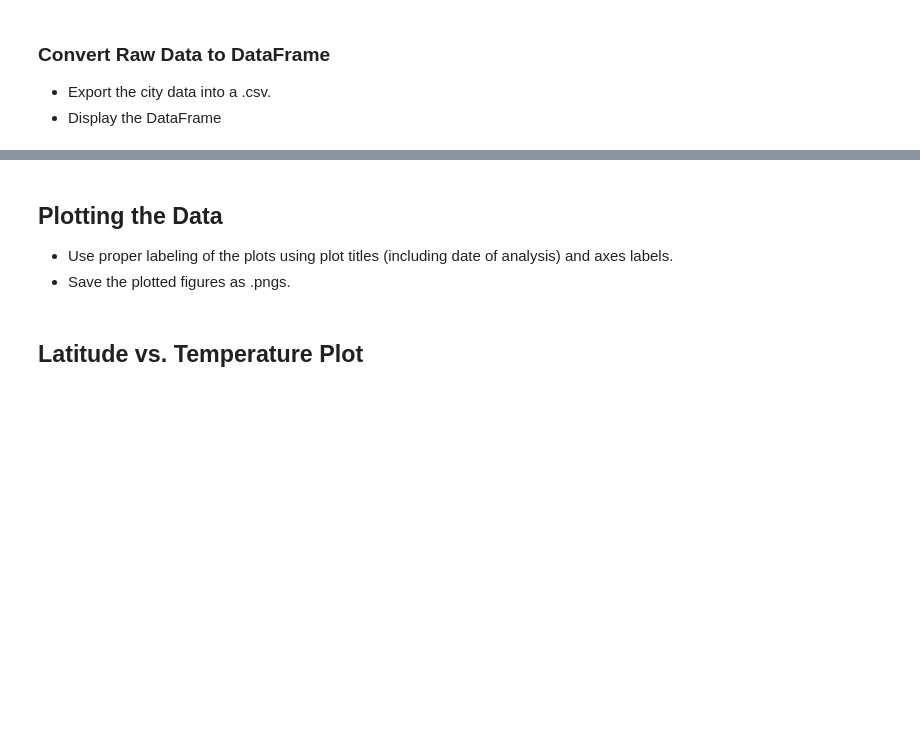
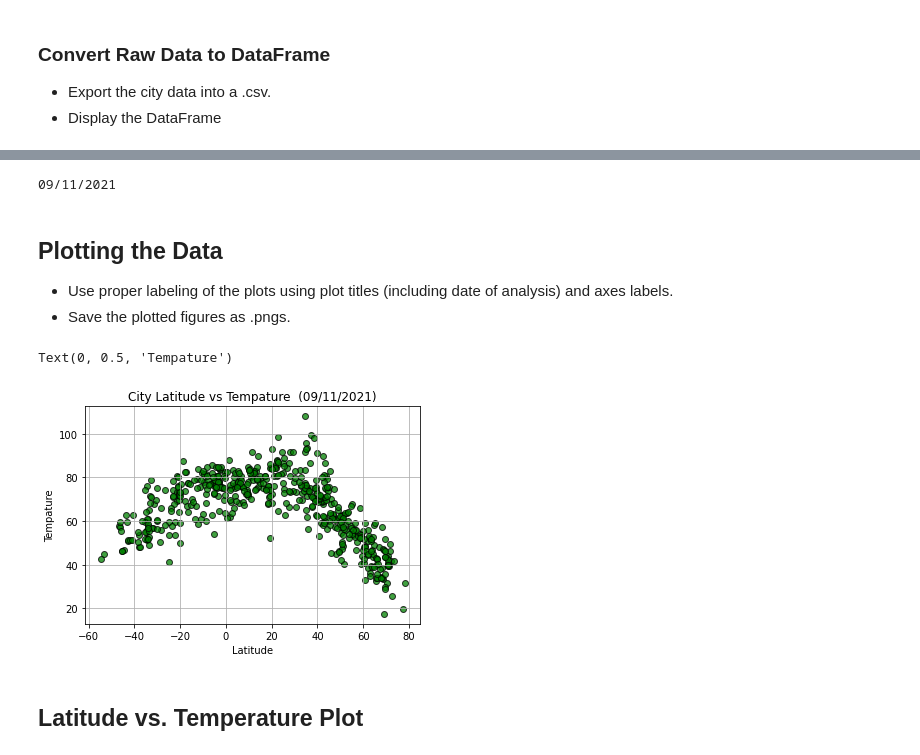
Before and after one commit to benjyms/python-api-challenge, a Jupyter notebook: WeatherPy/WeatherPy.ipynb, the cells around one changed output, grey strips where cells are left out. Drawn from its saved outputs; the diff is of its cells as text; code cells hidden in the pictures; blank space fills up the shorter version.

Commit message:
Loop and fisrt scatter commit

```diff
--- a/WeatherPy/WeatherPy.ipynb
+++ b/WeatherPy/WeatherPy.ipynb
@@ -147,3 +181,14 @@ Palm Springs
+# %%
+
+weather_response = requests.get(query_url + city)
+weather_json = weather_response.json()
+
+
+# Save config information.
+url = "http://api.openweathermap.org/data/2.5/weather?"
+units = "imperial"
+query_url = f"{url}&appid={weather_api_key}&units={units}&q="
+counter = 1
 # %% [markdown]
 ### Perform API Calls
 * Perform a weather check on each city using a series of successive API calls.
@@ -203,0 +240,15 @@ Data Retrieval Complete
+# %%
+# Convert Data in to a DataFrame
+ct_df = pd.DataFrame({
+    'City': cityname,
+    'Latitude': lat,
+    'Longitude': lon,
+    'Tempature': maxtemp,
+    'Humidity': humidity,
+    'Cloudiness': cloudiness,
+    'Windspeed': windspeed,
+    'Date of Weather': date
+})
+
+# expore date to .csv
+ct_df.to_csv('cities.csv')
@@ -233,7 +287,28 @@ Int64Index([], dtype='int64')
+# %%
+# capturing data variables for plots
+lat = ct_df['Latitude']
+temp = ct_df['Tempeture']
+# %%
+today = datetime.datetime.now()
+date = today.strftime("%m/%d/%Y")
+print(f")
+# %% [output]
+09/11/2021
 # %% [markdown]
 ## Plotting the Data
 * Use proper labeling of the plots using plot titles (including date of analysis) and axes labels.
 * Save the plotted figures as .pngs.
+# %%
+# create a scatter plot using lat and temp for the axis
+plt.scatter(lat, temp, marker="o", facecolors="green", edgecolors="black",
+             alpha=0.75)
+plt.grid()
+plt.title(f"City Latitude vs Tempature  ({date})")
+plt.xlabel('Latitude')
+plt.ylabel('Tempature')
+# %% [output]
+Text(0, 0.5, 'Tempature')
+[figure, added]
 # %% [markdown]
 ## Latitude vs. Temperature Plot
 # %%
```
Also changed, not shown: parts of 19 cells of this notebook, 1 other file.
